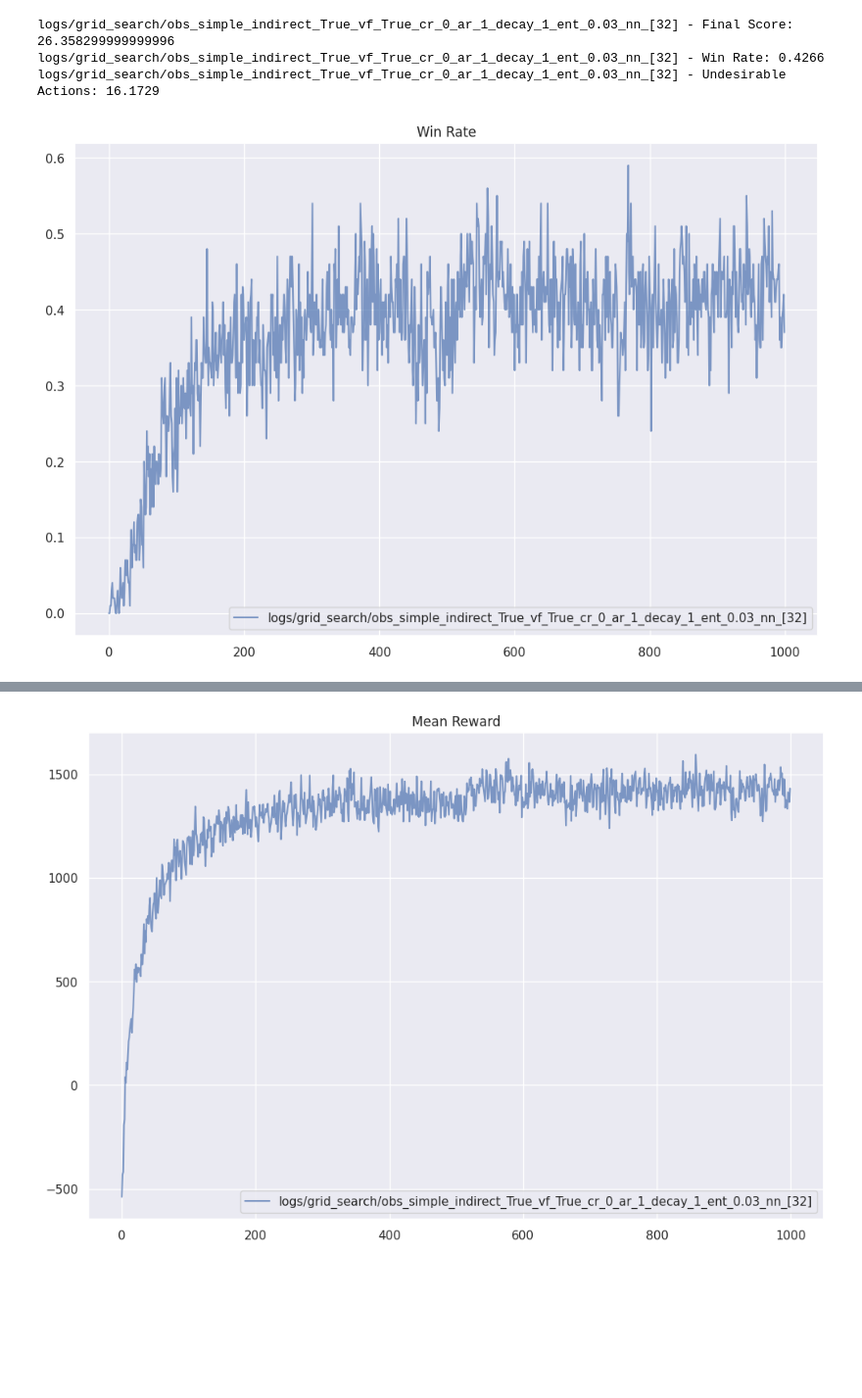
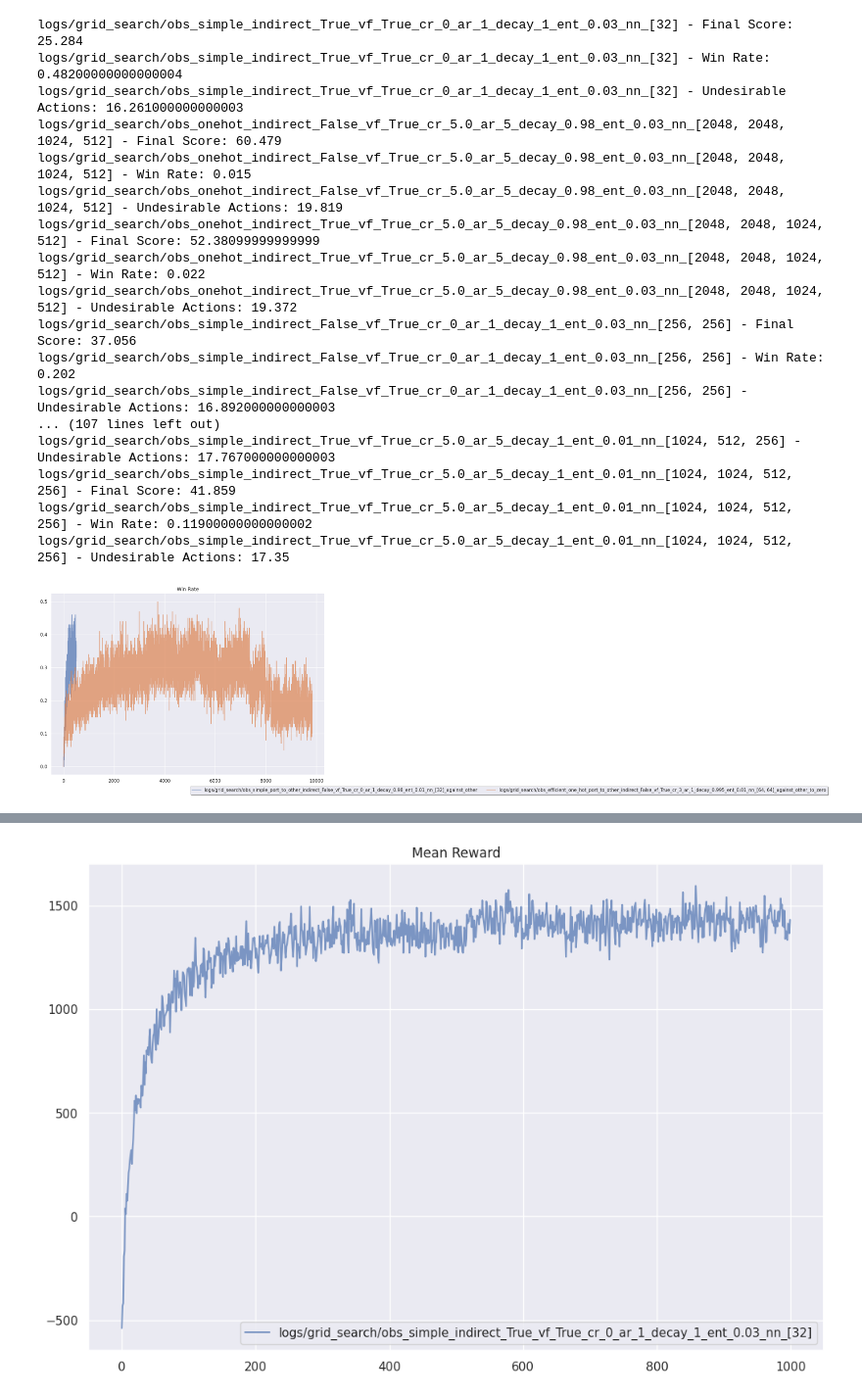
Before and after one commit to faguodev/SkyjoAI, a Jupyter notebook: evaluation.ipynb, the cells around one changed output, grey strips where cells are left out. Shown at 98% size. Cells and saved outputs as stored; diff of their text form; code cells hidden in the pictures; blank space fills up the shorter version.

```diff
--- a/evaluation.ipynb
+++ b/evaluation.ipynb
@@ -50,25 +100,55 @@ for log_path in logs_to_evaluate:
 plt.rcParams["figure.figsize"] = (12, 8)
 # %%
 # Print mean mean final score over last 100 iterations
+
+    # mean_final_score = min(np.mean(all_hist_stats[i]["final_score_0_mean"][-10:]),np.mean(all_hist_stats[i]["final_score_0_mean"][-100:]))
+    # mean_win_rate = max(np.mean(all_hist_stats[i]["win_rate"][-10:]),np.mean(all_hist_stats[i]["win_rate"][-100:]))
+    # undesirable_actions = min(np.mean(all_hist_stats[i]["undesirable_action_0"][-10:]),np.mean(all_hist_stats[i]["undesirable_action_0"][-100:]))
+
 for i, log_path in enumerate(logs_to_evaluate):
-    mean_final_score = np.mean(all_hist_stats[i]["final_score_0_mean"][-100:])
-    mean_win_rate = np.mean(all_hist_stats[i]["win_rate"][-100:])
-    undesirable_actions = np.mean(all_hist_stats[i]["undesirable_action_0"][-100:])
+    # find the ten consecutive iterations with the highest win rate
+    win_rate = all_hist_stats[i]["win_rate_mean"]
+    max_win_rate = 0
+    max_win_rate_idx = 0
+    for idx in range(len(win_rate) - 10):
+        if np.mean(win_rate[idx:idx+10]) > max_win_rate:
+            max_win_rate = np.mean(win_rate[idx:idx+10])
+            max_win_rate_idx = idx
+    mean_final_score = np.mean(all_hist_stats[i]["final_score_0_mean"][max_win_rate_idx:max_win_rate_idx+10])
+    mean_win_rate = np.mean(all_hist_stats[i]["win_rate_mean"][max_win_rate_idx:max_win_rate_idx+10])
+    undesirable_actions = np.mean(all_hist_stats[i]["undesirable_action_0_mean"][max_win_rate_idx:max_win_rate_idx+10])
+
     print(f"{log_path} - Final Score: {mean_final_score}")
     print(f"{log_path} - Win Rate: {mean_win_rate}")
     print(f"{log_path} - Undesirable Actions: {undesirable_actions}")
 # %% [output]
-logs/grid_search/obs_simple_indirect_True_vf_True_cr_0_ar_1_decay_1_ent_0.03_nn_[32] - Final Score: 26.358299999999996
-logs/grid_search/obs_simple_indirect_True_vf_True_cr_0_ar_1_decay_1_ent_0.03_nn_[32] - Win Rate: 0.4266
-logs/grid_search/obs_simple_indirect_True_vf_True_cr_0_ar_1_decay_1_ent_0.03_nn_[32] - Undesirable Actions: 16.1729
+logs/grid_search/obs_simple_indirect_True_vf_True_cr_0_ar_1_decay_1_ent_0.03_nn_[32] - Final Score: 25.284
+logs/grid_search/obs_simple_indirect_True_vf_True_cr_0_ar_1_decay_1_ent_0.03_nn_[32] - Win Rate: 0.48200000000000004
+logs/grid_search/obs_simple_indirect_True_vf_True_cr_0_ar_1_decay_1_ent_0.03_nn_[32] - Undesirable Actions: 16.261000000000003
+logs/grid_search/obs_onehot_indirect_False_vf_True_cr_5.0_ar_5_decay_0.98_ent_0.03_nn_[2048, 2048, 1024, 512] - Final Score: 60.479
+logs/grid_search/obs_onehot_indirect_False_vf_True_cr_5.0_ar_5_decay_0.98_ent_0.03_nn_[2048, 2048, 1024, 512] - Win Rate: 0.015
+logs/grid_search/obs_onehot_indirect_False_vf_True_cr_5.0_ar_5_decay_0.98_ent_0.03_nn_[2048, 2048, 1024, 512] - Undesirable Actions: 19.819
+logs/grid_search/obs_onehot_indirect_True_vf_True_cr_5.0_ar_5_decay_0.98_ent_0.03_nn_[2048, 2048, 1024, 512] - Final Score: 52.38099999999999
+logs/grid_search/obs_onehot_indirect_True_vf_True_cr_5.0_ar_5_decay_0.98_ent_0.03_nn_[2048, 2048, 1024, 512] - Win Rate: 0.022
+logs/grid_search/obs_onehot_indirect_True_vf_True_cr_5.0_ar_5_decay_0.98_ent_0.03_nn_[2048, 2048, 1024, 512] - Undesirable Actions: 19.372
+logs/grid_search/obs_simple_indirect_False_vf_True_cr_0_ar_1_decay_1_ent_0.03_nn_[256, 256] - Final Score: 37.056
+logs/grid_search/obs_simple_indirect_False_vf_True_cr_0_ar_1_decay_1_ent_0.03_nn_[256, 256] - Win Rate: 0.202
+logs/grid_search/obs_simple_indirect_False_vf_True_cr_0_ar_1_decay_1_ent_0.03_nn_[256, 256] - Undesirable Actions: 16.892000000000003
+... (107 lines left out)
+logs/grid_search/obs_simple_indirect_True_vf_True_cr_5.0_ar_5_decay_1_ent_0.01_nn_[1024, 512, 256] - Undesirable Actions: 17.767000000000003
+logs/grid_search/obs_simple_indirect_True_vf_True_cr_5.0_ar_5_decay_1_ent_0.01_nn_[1024, 1024, 512, 256] - Final Score: 41.859
+logs/grid_search/obs_simple_indirect_True_vf_True_cr_5.0_ar_5_decay_1_ent_0.01_nn_[1024, 1024, 512, 256] - Win Rate: 0.11900000000000002
+logs/grid_search/obs_simple_indirect_True_vf_True_cr_5.0_ar_5_decay_1_ent_0.01_nn_[1024, 1024, 512, 256] - Undesirable Actions: 17.35
 # %%
 for logs, hist_stats in zip(logs_to_evaluate, all_hist_stats):
     sns.lineplot(hist_stats["win_rate_mean"], label=logs, alpha=0.7)
 plt.title("Win Rate")
-plt.legend()
+# show legend at the bottom below the whole figure
+plt.legend(loc='upper left', bbox_to_anchor=(0.5, -0.05), shadow=True, ncol=2)
+
 plt.show()
 # %% [output]
-[figure, old version]
+[figure, new version]
 # %%
 for logs, hist_stats in zip(logs_to_evaluate, all_hist_stats):
     sns.lineplot(hist_stats["final_score_0_mean"], label=logs, alpha=0.7)
```
Also changed, not shown: parts of 2 cells of this notebook, 2 other files.
